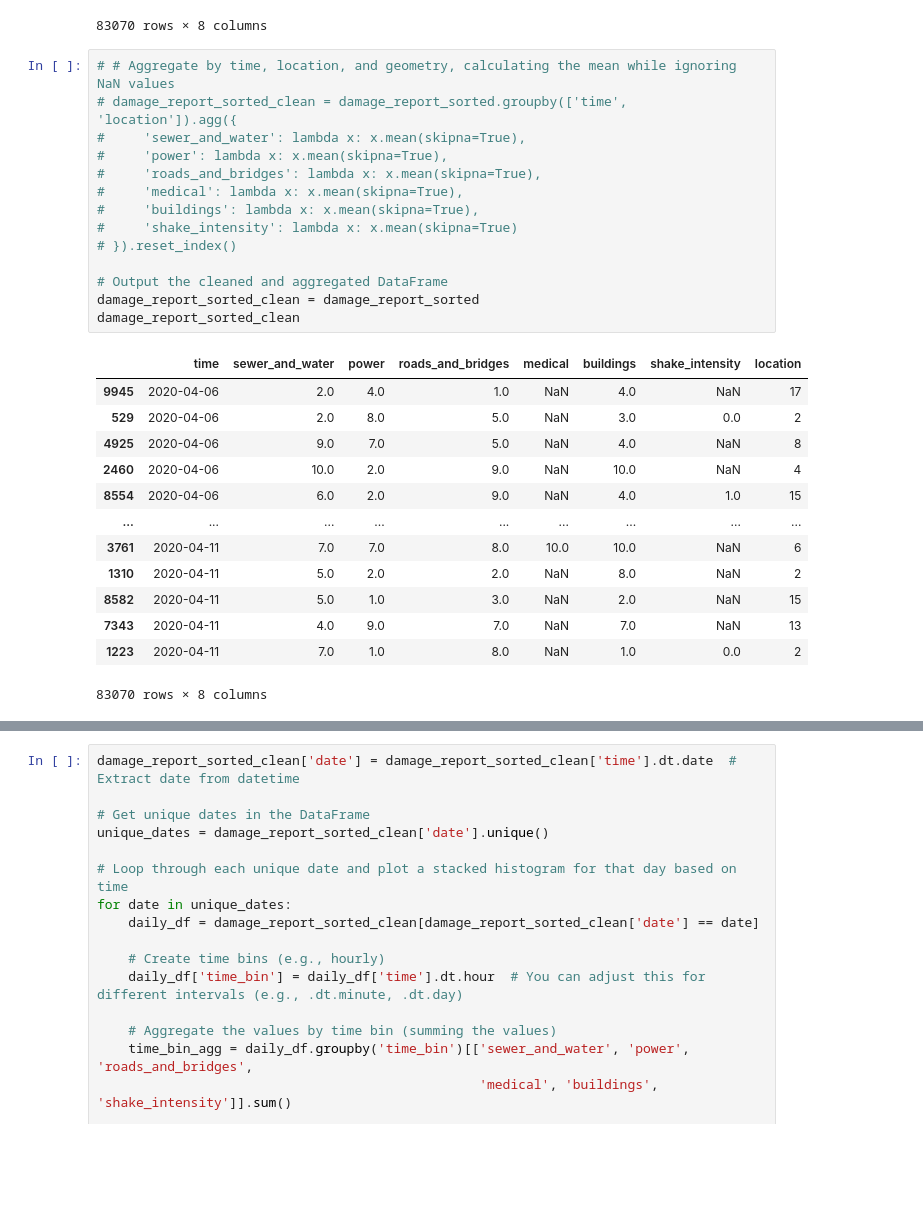
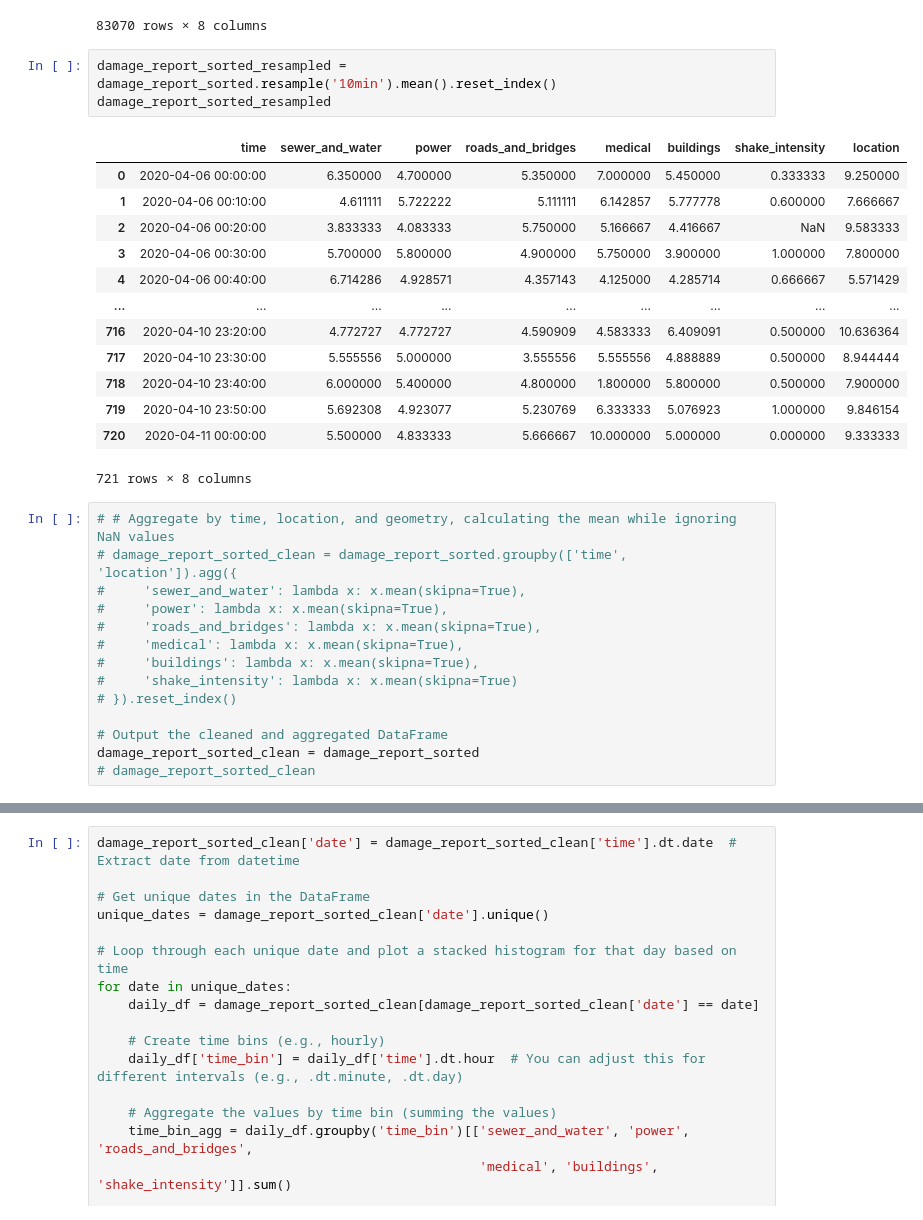
Before and after one commit to ssusnea/sds235-hw5, a Jupyter notebook: damage_report_vis.ipynb, the cells around one changed output, grey strips where cells are left out. Saved outputs shown, nothing was run; the diff lists cells and outputs as text; blank space fills up the shorter version.

```diff
--- a/damage_report_vis.ipynb
+++ b/damage_report_vis.ipynb
@@ -57,6 +57,23 @@ damage_report_sorted
 | 7343 | 2020-04-11 | 4.0 | 9.0 | 7.0 | NaN | 7.0 | NaN | 13 |
 | 1223 | 2020-04-11 | 7.0 | 1.0 | 8.0 | NaN | 1.0 | 0.0 | 2 |
 83070 rows × 8 columns
+# %%
+damage_report_sorted_resampled = damage_report_sorted.resample('10min').mean().reset_index()
+damage_report_sorted_resampled
+# %% [output]
+|  | time | sewer_and_water | power | roads_and_bridges | medical | buildings | shake_intensity | location |
+| 0 | 2020-04-06 00:00:00 | 6.350000 | 4.700000 | 5.350000 | 7.000000 | 5.450000 | 0.333333 | 9.250000 |
+| 1 | 2020-04-06 00:10:00 | 4.611111 | 5.722222 | 5.111111 | 6.142857 | 5.777778 | 0.600000 | 7.666667 |
+| 2 | 2020-04-06 00:20:00 | 3.833333 | 4.083333 | 5.750000 | 5.166667 | 4.416667 | NaN | 9.583333 |
+| 3 | 2020-04-06 00:30:00 | 5.700000 | 5.800000 | 4.900000 | 5.750000 | 3.900000 | 1.000000 | 7.800000 |
+| 4 | 2020-04-06 00:40:00 | 6.714286 | 4.928571 | 4.357143 | 4.125000 | 4.285714 | 0.666667 | 5.571429 |
+| ... | ... | ... | ... | ... | ... | ... | ... | ... |
+| 716 | 2020-04-10 23:20:00 | 4.772727 | 4.772727 | 4.590909 | 4.583333 | 6.409091 | 0.500000 | 10.636364 |
+| 717 | 2020-04-10 23:30:00 | 5.555556 | 5.000000 | 3.555556 | 5.555556 | 4.888889 | 0.500000 | 8.944444 |
+| 718 | 2020-04-10 23:40:00 | 6.000000 | 5.400000 | 4.800000 | 1.800000 | 5.800000 | 0.500000 | 7.900000 |
+| 719 | 2020-04-10 23:50:00 | 5.692308 | 4.923077 | 5.230769 | 6.333333 | 5.076923 | 1.000000 | 9.846154 |
+| 720 | 2020-04-11 00:00:00 | 5.500000 | 4.833333 | 5.666667 | 10.000000 | 5.000000 | 0.000000 | 9.333333 |
+721 rows × 8 columns
 # %%
 # # Aggregate by time, location, and geometry, calculating the mean while ignoring NaN values
 # damage_report_sorted_clean = damage_report_sorted.groupby(['time', 'location']).agg({
@@ -70,18 +87,4 @@ damage_report_sorted
 
 # Output the cleaned and aggregated DataFrame
 damage_report_sorted_clean = damage_report_sorted
-damage_report_sorted_clean
+# damage_report_sorted_clean
-# %% [output]
-|  | time | sewer_and_water | power | roads_and_bridges | medical | buildings | shake_intensity | location |
-| 9945 | 2020-04-06 | 2.0 | 4.0 | 1.0 | NaN | 4.0 | NaN | 17 |
-| 529 | 2020-04-06 | 2.0 | 8.0 | 5.0 | NaN | 3.0 | 0.0 | 2 |
-| 4925 | 2020-04-06 | 9.0 | 7.0 | 5.0 | NaN | 4.0 | NaN | 8 |
-| 2460 | 2020-04-06 | 10.0 | 2.0 | 9.0 | NaN | 10.0 | NaN | 4 |
-| 8554 | 2020-04-06 | 6.0 | 2.0 | 9.0 | NaN | 4.0 | 1.0 | 15 |
-| ... | ... | ... | ... | ... | ... | ... | ... | ... |
-| 3761 | 2020-04-11 | 7.0 | 7.0 | 8.0 | 10.0 | 10.0 | NaN | 6 |
-| 1310 | 2020-04-11 | 5.0 | 2.0 | 2.0 | NaN | 8.0 | NaN | 2 |
-| 8582 | 2020-04-11 | 5.0 | 1.0 | 3.0 | NaN | 2.0 | NaN | 15 |
-| 7343 | 2020-04-11 | 4.0 | 9.0 | 7.0 | NaN | 7.0 | NaN | 13 |
-| 1223 | 2020-04-11 | 7.0 | 1.0 | 8.0 | NaN | 1.0 | 0.0 | 2 |
-83070 rows × 8 columns
```
Also changed, not shown: parts of 1 cell of this notebook.
